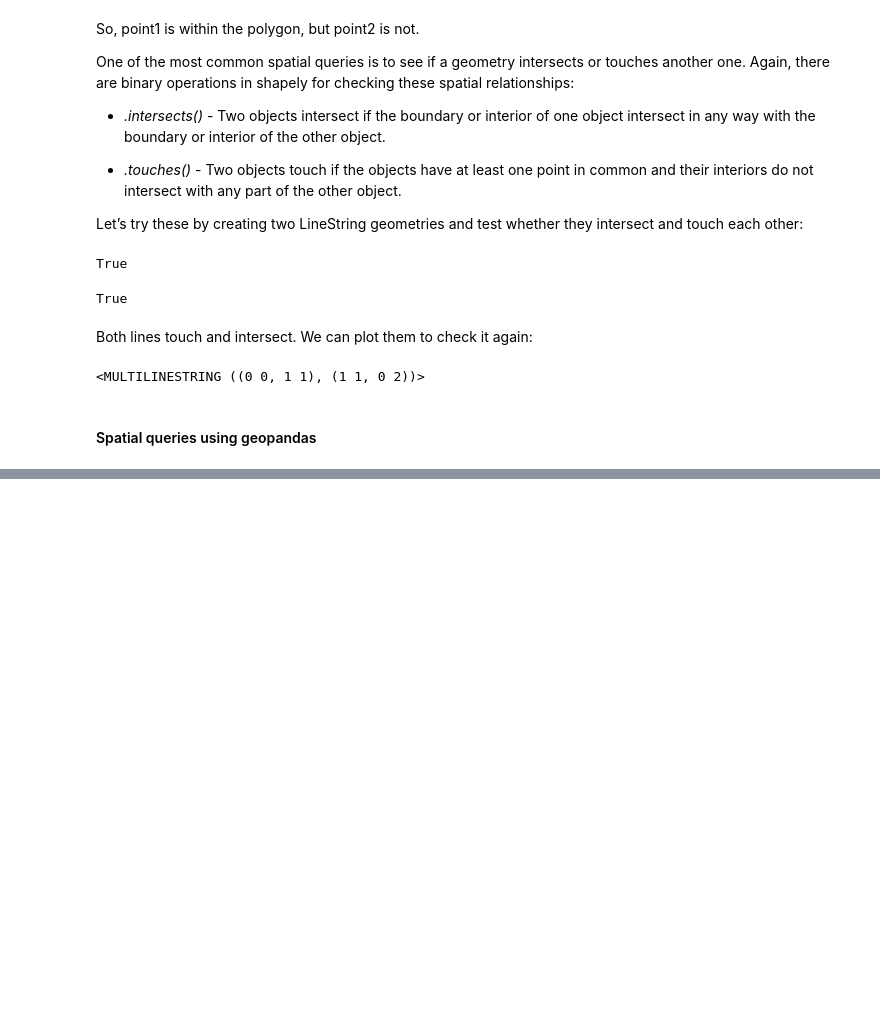
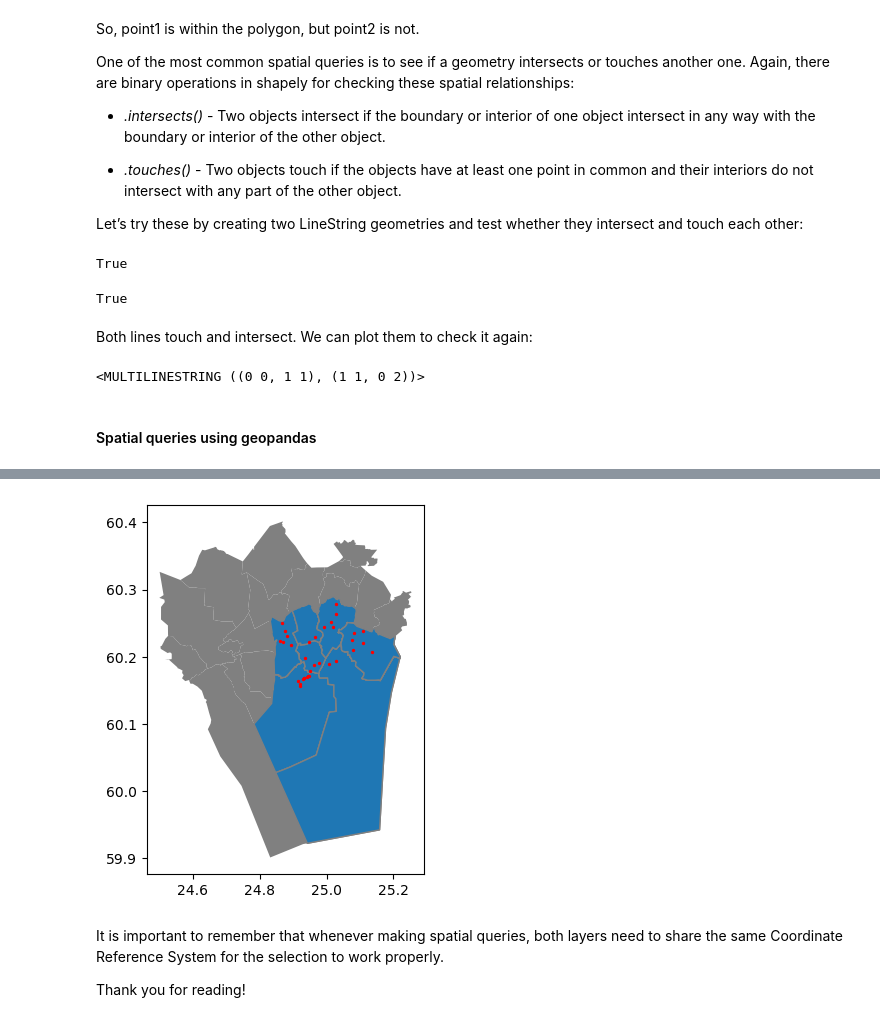
Before and after one commit to Calotriton/Learning_GIS, a Jupyter notebook: GIS_vector/GIS_Data_selection.ipynb, the cells around one changed output, grey strips where cells are left out. Cells and saved outputs as stored; diff of their text form; code cells hidden in the pictures; blank space fills up the shorter version.

```diff
--- a/GIS_vector/GIS_Data_selection.ipynb
+++ b/GIS_vector/GIS_Data_selection.ipynb
@@ -100,0 +187,16 @@ multi_line
+# %%
+# Define which districtrs contain at least one point
+districts_with_points = districts.sjoin(
+    points.geometry.to_frame(), predicate="contains"
+)
+
+# Plot
+ax = districts.plot(facecolor="gray")
+ax = districts_with_points.plot(ax=ax, edgecolor="gray")
+ax = points.plot(ax=ax, color="red", markersize=2)
+# %% [output]
+[figure, added]
+# %% [markdown]
+It is important to remember that whenever making spatial queries, both layers need to share the same Coordinate Reference System for the selection to work properly.
+
+Thank you for reading!
```
Also changed, not shown: parts of 11 cells of this notebook.
